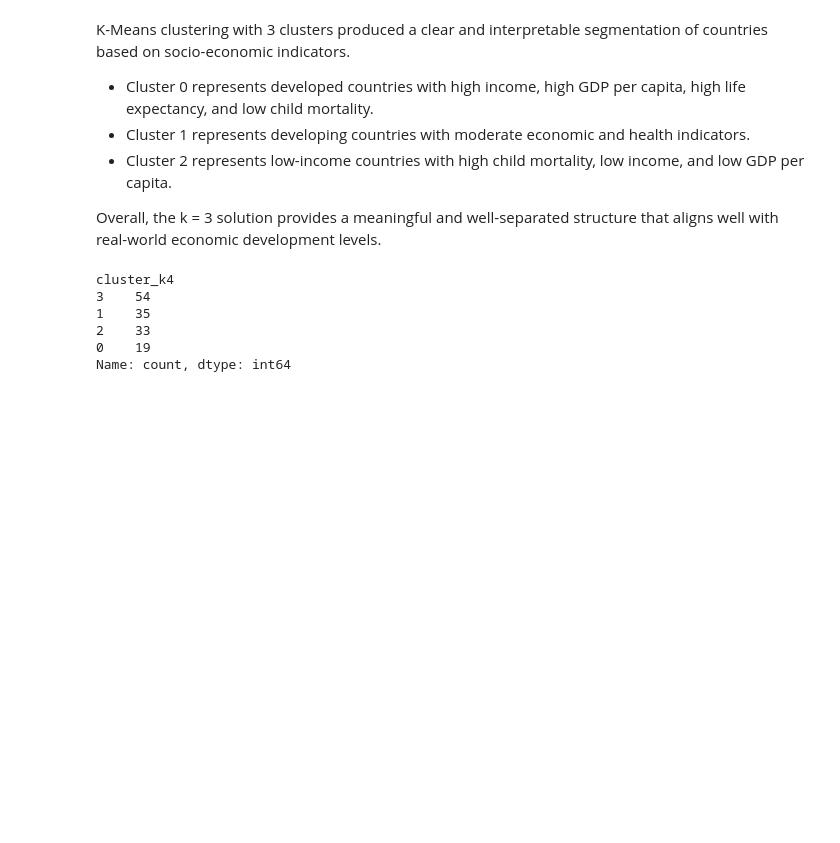
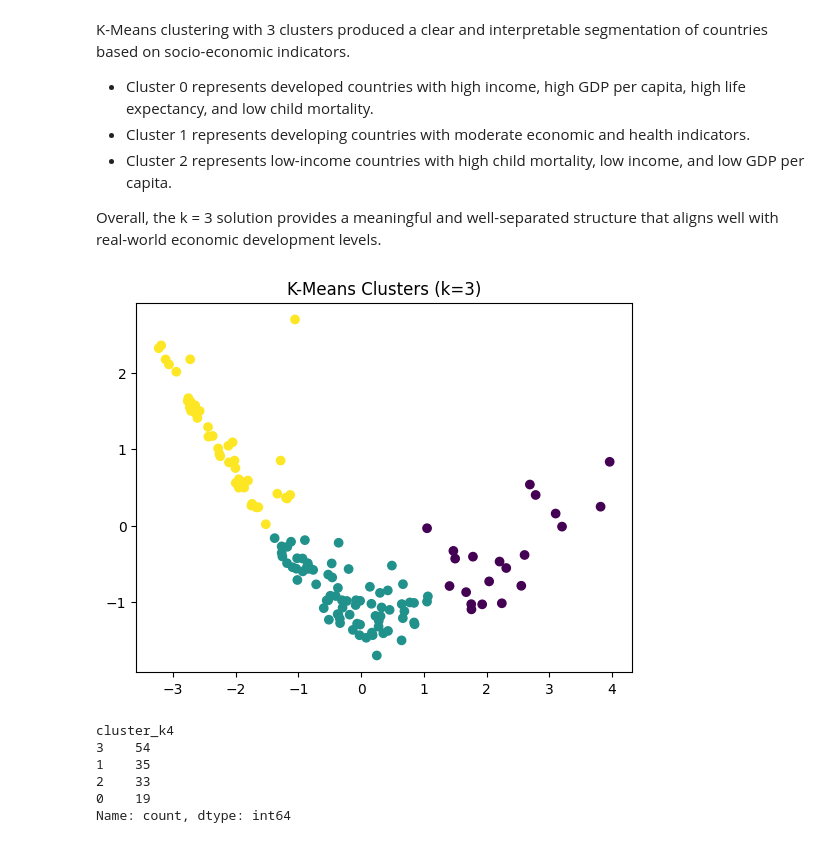
Before and after one commit to fermow/SBU-Data-Science-2026, a Jupyter notebook: Assignment_2/jupyter_notebooks_and_reports/Untitled.ipynb, the cells around one changed output. Saved outputs shown, nothing was run; the diff lists cells and outputs as text; code cells hidden in the pictures; blank space fills up the shorter version.

Commit message:
Assignment 2: Added clustering method comparison and visualization analysis

```diff
--- a/Assignment_2/jupyter_notebooks_and_reports/Untitled.ipynb
+++ b/Assignment_2/jupyter_notebooks_and_reports/Untitled.ipynb
@@ -443,6 +443,16 @@ K-Means clustering with 3 clusters produced a clear and interpretable segmentati
 - Cluster 2 represents low-income countries with high child mortality, low income, and low GDP per capita.
 
 Overall, the k = 3 solution provides a meaningful and well-separated structure that aligns well with real-world economic development levels.
+# %%
+plt.scatter(
+    clean_pca_df['PC1'],
+    clean_pca_df['PC2'],
+    c=clean_pca_df['cluster']
+)
+plt.title("K-Means Clusters (k=3)")
+plt.show()
+# %% [output]
+[figure, added]
 # %%
 from sklearn.cluster import KMeans
 
```
Also changed, not shown: parts of 5 cells of this notebook.
